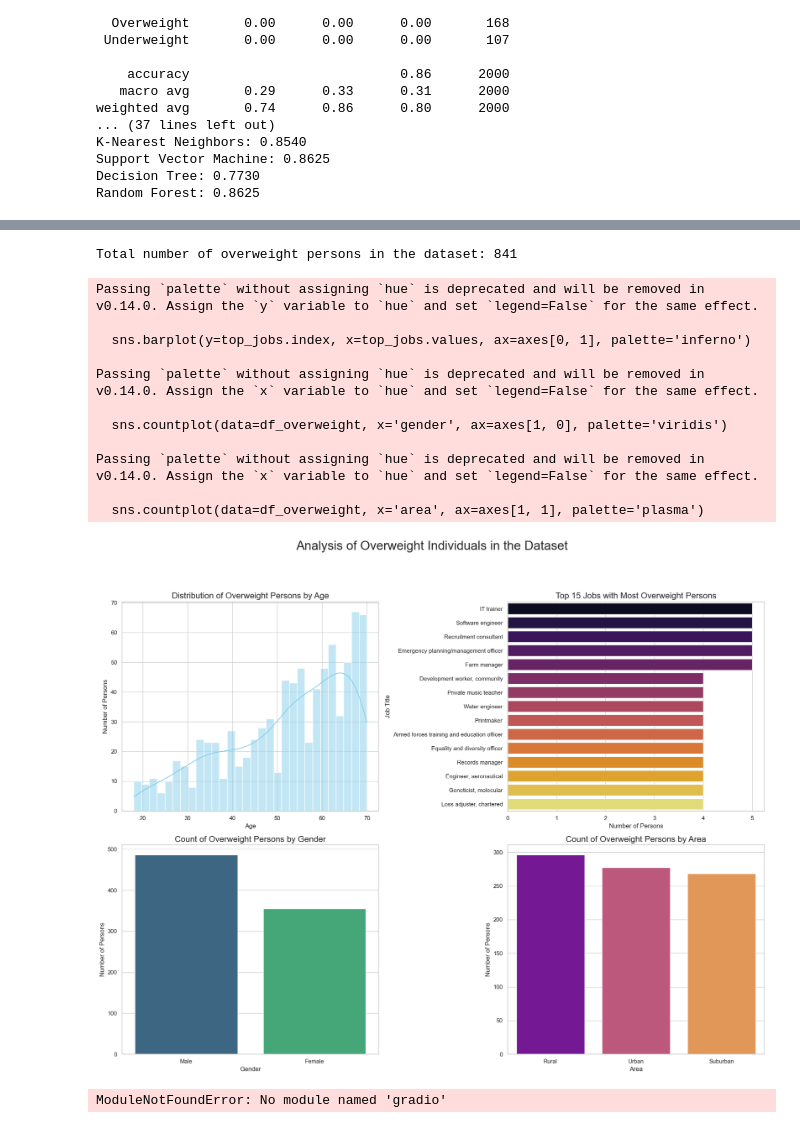
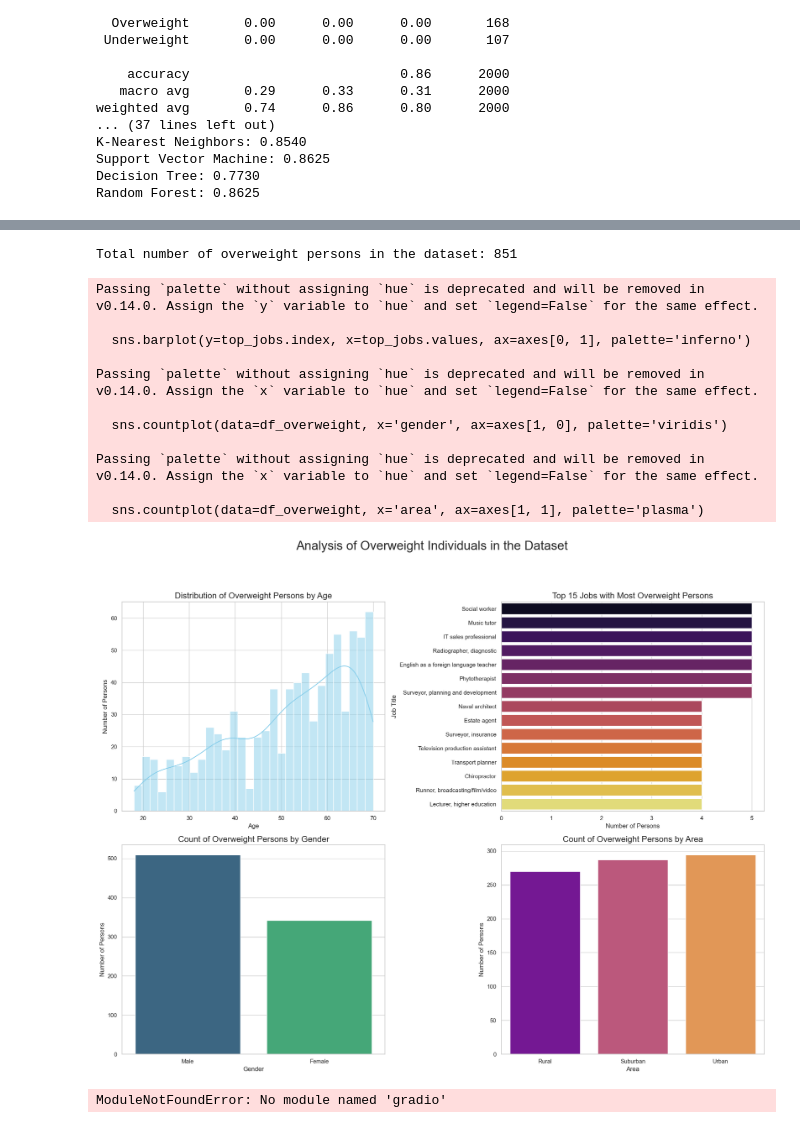
Before and after one commit to trungng29/httm_assignment, a Jupyter notebook: New folder/junks/Assignment4.2.ipynb, the cells around one changed output, grey strips where cells are left out. Drawn from its saved outputs; the diff is of its cells as text; code cells hidden in the pictures.

```diff
--- a/New folder/junks/Assignment4.2.ipynb
+++ b/New folder/junks/Assignment4.2.ipynb
@@ -106,7 +106,7 @@ import matplotlib.pyplot as plt
 import seaborn as sns
 
 # --- 1. Load the Dataset ---
-FILE_PATH = r"C:\DATA\data_4.2.csv"
+FILE_PATH = r"..\data42.csv"
 try:
     df = pd.read_csv(FILE_PATH)
     print(f"Successfully loaded dataset from {FILE_PATH}")
@@ -777,7 +777,7 @@ import matplotlib.pyplot as plt
 import seaborn as sns
 
 # --- 1. Load and Prepare the Data ---
-FILE_PATH = r"C:\DATA\data_4.2.csv"
+FILE_PATH = r"..\data42.csv"
 df = pd.read_csv(FILE_PATH)
 
 # Calculate BMI and BMI_Category if not already done
@@ -815,35 +815,35 @@ axes[0, 1].set_title('Top 15 Jobs with Most Overweight Persons', fontsize=16)
 axes[0, 1].set_xlabel('Number of Persons', fontsize=12)
 axes[0, 1].set_ylabel('Job Title', fontsize=12)
 
 # c) Which gender has more overweight persons?
 sns.countplot(data=df_overweight, x='gender', ax=axes[1, 0], palette='viridis')
 axes[1, 0].set_title('Count of Overweight Persons by Gender', fontsize=16)
 axes[1, 0].set_xlabel('Gender', fontsize=12)
 axes[1, 0].set_ylabel('Number of Persons', fontsize=12)
 
 # d) Which area has more overweight persons?
 sns.countplot(data=df_overweight, x='area', ax=axes[1, 1], palette='plasma')
 axes[1, 1].set_title('Count of Overweight Persons by Area', fontsize=16)
 axes[1, 1].set_xlabel('Area', fontsize=12)
 axes[1, 1].set_ylabel('Number of Persons', fontsize=12)
 
 # Adjust layout to prevent titles and labels from overlapping
 plt.tight_layout(rect=[0, 0, 1, 0.97])
 plt.show()
 # %% [output]
-Total number of overweight persons in the dataset: 841
+Total number of overweight persons in the dataset: 851
 Passing `palette` without assigning `hue` is deprecated and will be removed in v0.14.0. Assign the `y` variable to `hue` and set `legend=False` for the same effect.
 
   sns.barplot(y=top_jobs.index, x=top_jobs.values, ax=axes[0, 1], palette='inferno')
 
 Passing `palette` without assigning `hue` is deprecated and will be removed in v0.14.0. Assign the `x` variable to `hue` and set `legend=False` for the same effect.
 
   sns.countplot(data=df_overweight, x='gender', ax=axes[1, 0], palette='viridis')
 
 Passing `palette` without assigning `hue` is deprecated and will be removed in v0.14.0. Assign the `x` variable to `hue` and set `legend=False` for the same effect.
 
   sns.countplot(data=df_overweight, x='area', ax=axes[1, 1], palette='plasma')
-[figure, old version]
+[figure, new version]
 # %%
 # Assignment 4.2 - Task g: Deploy Best Model with Gradio
 
```
Also changed, not shown: parts of 5 cells of this notebook, 6 other files.
